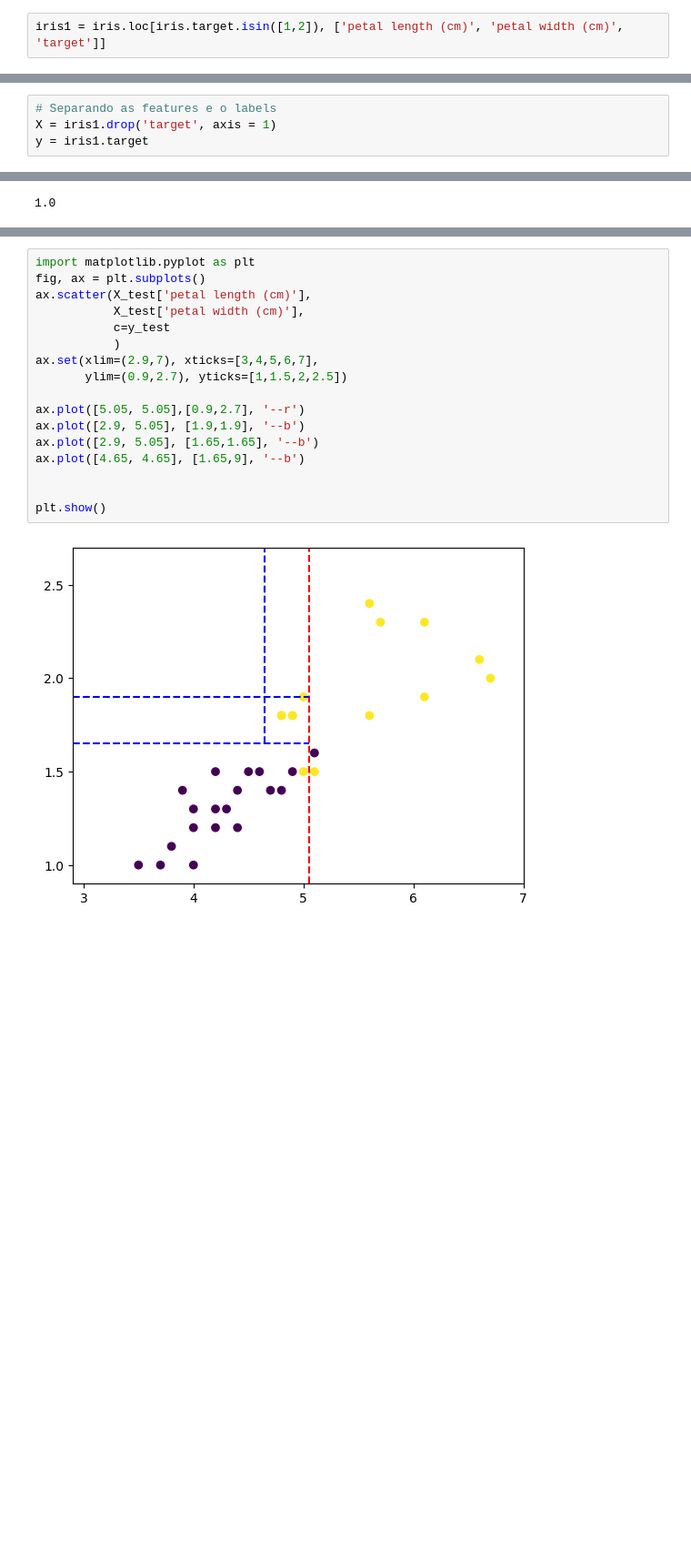
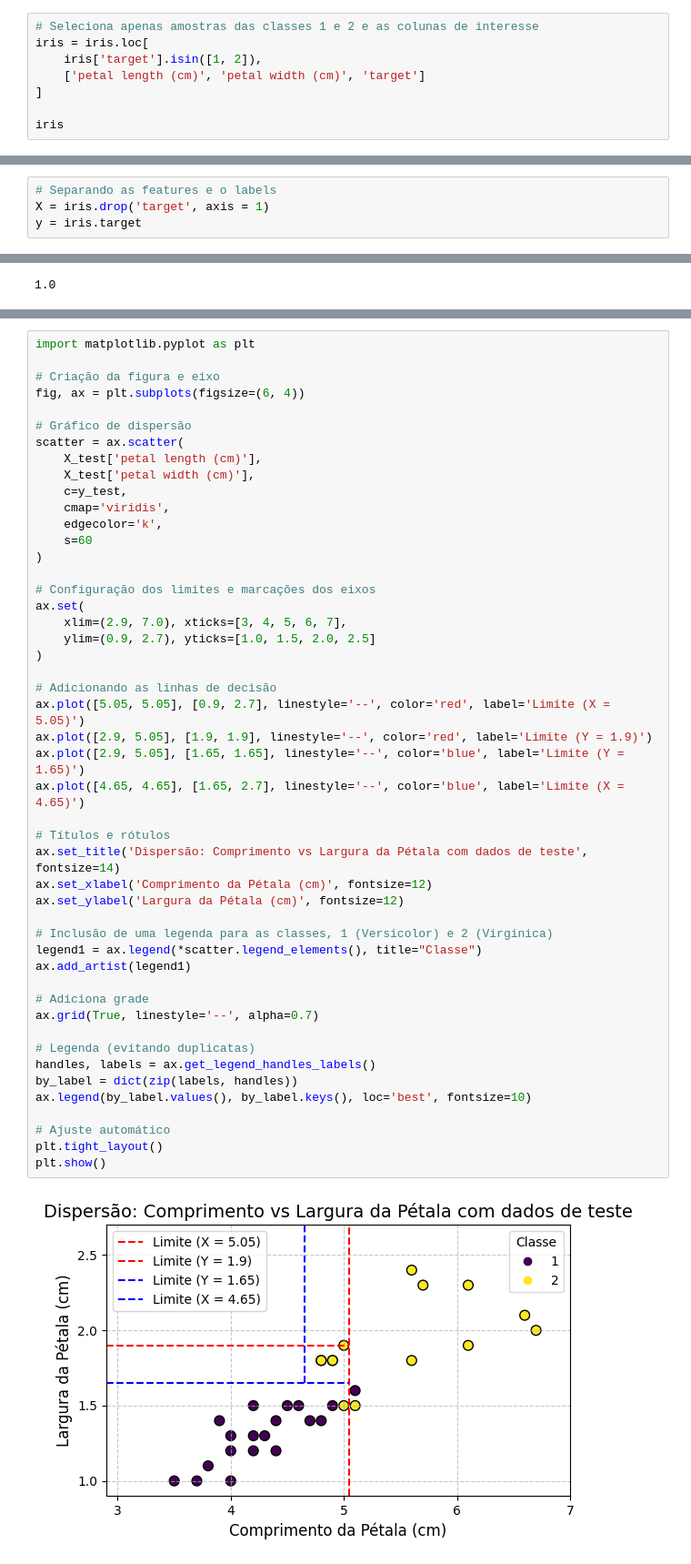
Before and after one commit to Ryan-S-S/Monitoria, a Jupyter notebook: Técnicas de Aprendizagem Diversas/Árvores de Decisão/Arvores de Decisao Classificador.ipynb, the cells around one changed output, grey strips where cells are left out. Shown at 91% size. Cells and saved outputs as stored; diff of their text form; blank space fills up the shorter version.

Commit message:
Ajustes na Arvore de decisão.

```diff
--- a/Técnicas de Aprendizagem Diversas/Árvores de Decisão/Arvores de Decisao Classificador.ipynb
+++ b/Técnicas de Aprendizagem Diversas/Árvores de Decisão/Arvores de Decisao Classificador.ipynb
@@ -29,4 +30,10 @@ iris.head(3)
 | 1 | 4.9 | 3.0 | 1.4 | 0.2 | 0 |
 | 2 | 4.7 | 3.2 | 1.3 | 0.2 | 0 |
 # %%
-iris1 = iris.loc[iris.target.isin([1,2]), ['petal length (cm)', 'petal width (cm)', 'target']]
+# Seleciona apenas amostras das classes 1 e 2 e as colunas de interesse
+iris = iris.loc[
+    iris['target'].isin([1, 2]),
+    ['petal length (cm)', 'petal width (cm)', 'target']
+]
+
+iris
@@ -49,7 +54,7 @@ iris1
 # %%
 # Separando as features e o labels
-X = iris1.drop('target', axis = 1)
-y = iris1.target
+X = iris.drop('target', axis = 1)
+y = iris.target
 # %%
 # Dividindo os dados
 from sklearn.model_selection import train_test_split
@@ -117,19 +193,50 @@ array([[18,  1],
 # %%
 import matplotlib.pyplot as plt
-fig, ax = plt.subplots()
-ax.scatter(X_test['petal length (cm)'],
-           X_test['petal width (cm)'],
-           c=y_test
-           )
-ax.set(xlim=(2.9,7), xticks=[3,4,5,6,7],
-       ylim=(0.9,2.7), yticks=[1,1.5,2,2.5])
 
-ax.plot([5.05, 5.05],[0.9,2.7], '--r')
-ax.plot([2.9, 5.05], [1.9,1.9], '--b')
-ax.plot([2.9, 5.05], [1.65,1.65], '--b')
-ax.plot([4.65, 4.65], [1.65,9], '--b')
+# Criação da figura e eixo
+fig, ax = plt.subplots(figsize=(6, 4))
 
+# Gráfico de dispersão
+scatter = ax.scatter(
+    X_test['petal length (cm)'],
+    X_test['petal width (cm)'],
+    c=y_test,
+    cmap='viridis',
+    edgecolor='k',
+    s=60
+)
 
+# Configuração dos limites e marcações dos eixos
+ax.set(
+    xlim=(2.9, 7.0), xticks=[3, 4, 5, 6, 7],
+    ylim=(0.9, 2.7), yticks=[1.0, 1.5, 2.0, 2.5]
+)
+
+# Adicionando as linhas de decisão
+ax.plot([5.05, 5.05], [0.9, 2.7], linestyle='--', color='red', label='Limite (X = 5.05)')
+ax.plot([2.9, 5.05], [1.9, 1.9], linestyle='--', color='red', label='Limite (Y = 1.9)')
+ax.plot([2.9, 5.05], [1.65, 1.65], linestyle='--', color='blue', label='Limite (Y = 1.65)')
+ax.plot([4.65, 4.65], [1.65, 2.7], linestyle='--', color='blue', label='Limite (X = 4.65)')
+
+# Títulos e rótulos
+ax.set_title('Dispersão: Comprimento vs Largura da Pétala com dados de teste', fontsize=14)
+ax.set_xlabel('Comprimento da Pétala (cm)', fontsize=12)
+ax.set_ylabel('Largura da Pétala (cm)', fontsize=12)
+
+# Inclusão de uma legenda para as classes, 1 (Versicolor) e 2 (Virginica)
+legend1 = ax.legend(*scatter.legend_elements(), title="Classe")
+ax.add_artist(legend1)
+
+# Adiciona grade
+ax.grid(True, linestyle='--', alpha=0.7)
+
+# Legenda (evitando duplicatas)
+handles, labels = ax.get_legend_handles_labels()
+by_label = dict(zip(labels, handles))
+ax.legend(by_label.values(), by_label.keys(), loc='best', fontsize=10)
+
+# Ajuste automático
+plt.tight_layout()
 plt.show()
 # %% [output]
-[figure, old version]
+[figure, new version]
```
Also changed, not shown: parts of 10 cells of this notebook.
